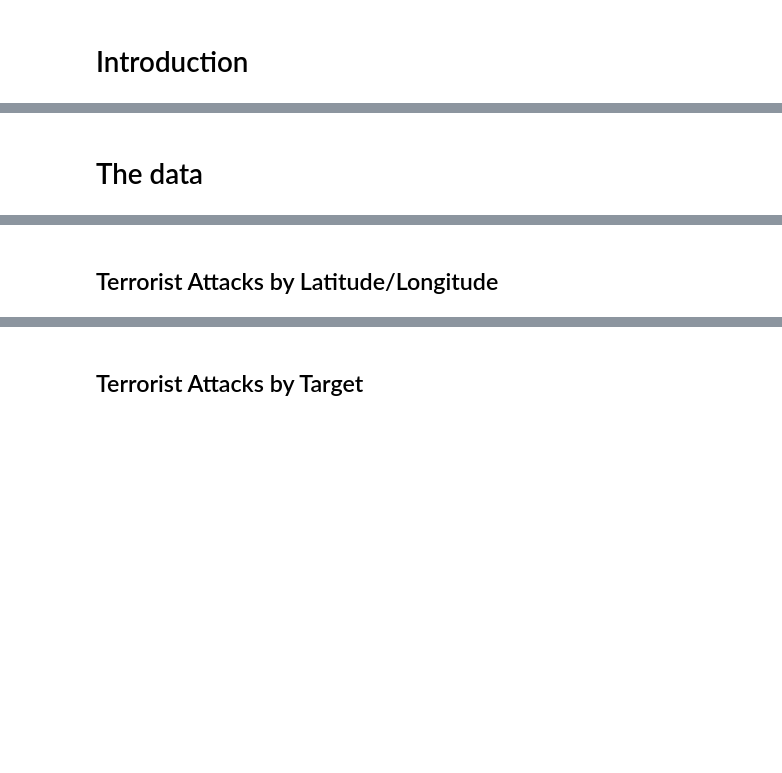
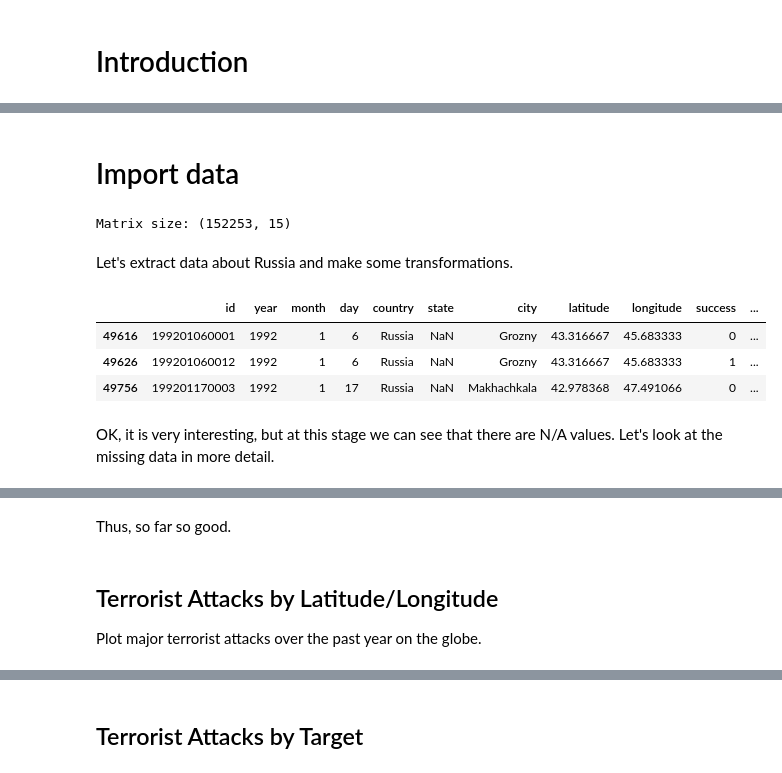
Before and after one commit to maks-sh/Visualization-of-Global-Terrorism-Database, a Jupyter notebook: Terror.ipynb, the cells around one changed output, grey strips where cells are left out. Saved outputs shown, nothing was run; the diff lists cells and outputs as text; code cells hidden in the pictures; blank space fills up the shorter version.

```diff
--- a/Terror.ipynb
+++ b/Terror.ipynb
@@ -36,10 +34,10 @@ mapbox_access_token = 'pk.eyJ1IjoibWFrcy1zaCIsImEiOiJjaXpzaTJ1dXQwMDR6MnhvMWtzej
 # %% [output]
 [interactive output not drawn]
 # %% [markdown]
-#  The data
+#  Import data
 # %%
 terror_data = pd.read_csv('data/globalterrorismdb_0616dist.csv', encoding='ISO-8859-1',
-                          usecols=[0, 1, 2, 3, 8, 11, 12, 13, 14, 18, 26, 29, 35, 84, 100, 103, 127])
+                          usecols=[0, 1, 2, 3, 8, 11, 12, 13, 14, 26, 29, 35, 84, 100, 103])
 terror_data = terror_data.rename(
     columns={'eventid':'id', 'iyear':'year', 'imonth':'month', 'iday':'day',
              'country_txt':'country', 'provstate':'state', 'targtype1_txt':'target',
@@ -48,17 +46,31 @@ terror_data = terror_data.rename(
 terror_data['fatalities'] = terror_data['fatalities'].fillna(0).astype(int)
 terror_data['injuries'] = terror_data['injuries'].fillna(0).astype(int)
 terror_data = terror_data.dropna(how='any', subset=['latitude', 'longitude'])
+print('Matrix size:', terror_data.shape)
+# %% [output]
+Matrix size: (152253, 15)
+# %% [markdown]
+Let's extract data about Russia and make some transformations.
 # %%
 terror_ru = terror_data[terror_data['country'] == 'Russia']
 
 terror_ru.loc[:, 'day'] = terror_ru\
         .apply(lambda row: str(row['id'])[6:8] if row['day'] == 0 else row['day'], axis=1)
 terror_ru.loc[:, 'date'] = pd.to_datetime(terror_ru[['day', 'month', 'year']])
 
 terror_ru = terror_ru.drop_duplicates(['date', 'latitude', 'longitude', 'fatalities'])
 terror_ru['text'] = terror_ru['date'].dt.strftime('%B %-d, %Y') + '<br>' +\
                      terror_ru['fatalities'].astype(str) + ' Killed, ' +\
                      terror_ru['injuries'].astype(str) + ' Injured'
+
+terror_ru.head(3)
+# %% [output]
+|  | id | year | month | day | country | state | city | latitude | longitude | success | ... |
+| 49616 | 199201060001 | 1992 | 1 | 6 | Russia | NaN | Grozny | 43.316667 | 45.683333 | 0 | ... |
+| 49626 | 199201060012 | 1992 | 1 | 6 | Russia | NaN | Grozny | 43.316667 | 45.683333 | 1 | ... |
+| 49756 | 199201170003 | 1992 | 1 | 17 | Russia | NaN | Makhachkala | 42.978368 | 47.491066 | 0 | ... |
+# %% [markdown]
+OK, it is very interesting, but at this stage we can see that there are N/A values. Let's look at the missing data in more detail.
 # %%
 features = terror_ru.columns.tolist()
 
@@ -95,8 +107,12 @@ fig = go.Figure(data=data, layout=layout)
 iplot(fig)
 # %% [output]
 [interactive output not drawn]
+# %% [markdown]
+Thus, so far so good.
 # %% [markdown]
 ## Terrorist Attacks by Latitude/Longitude
+
+Plot major terrorist attacks over the past year on the globe.
 # %%
 trace1 = go.Scattergeo(
     geo='geo3',
```
Also changed, not shown: parts of 21 cells of this notebook, 20 other files.
